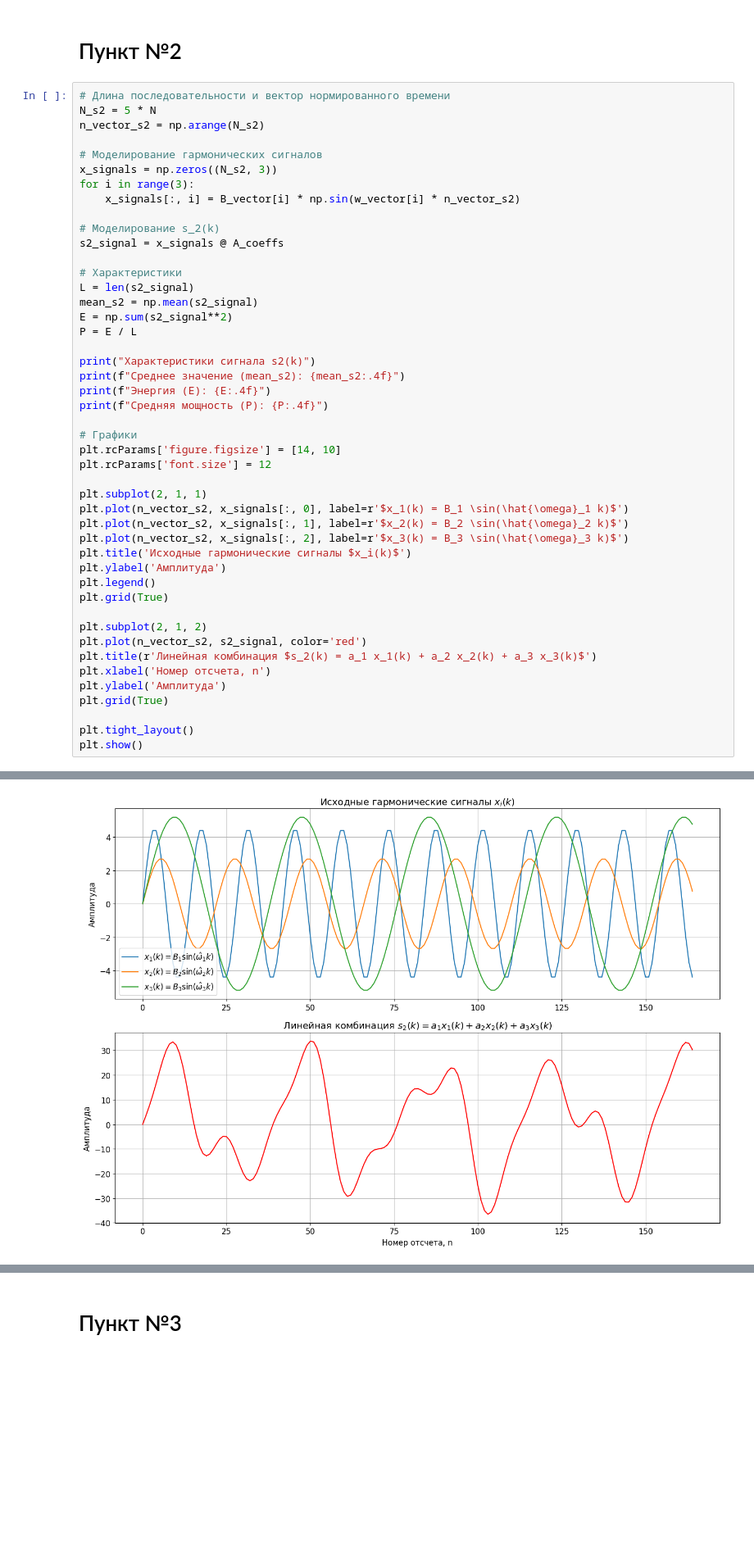
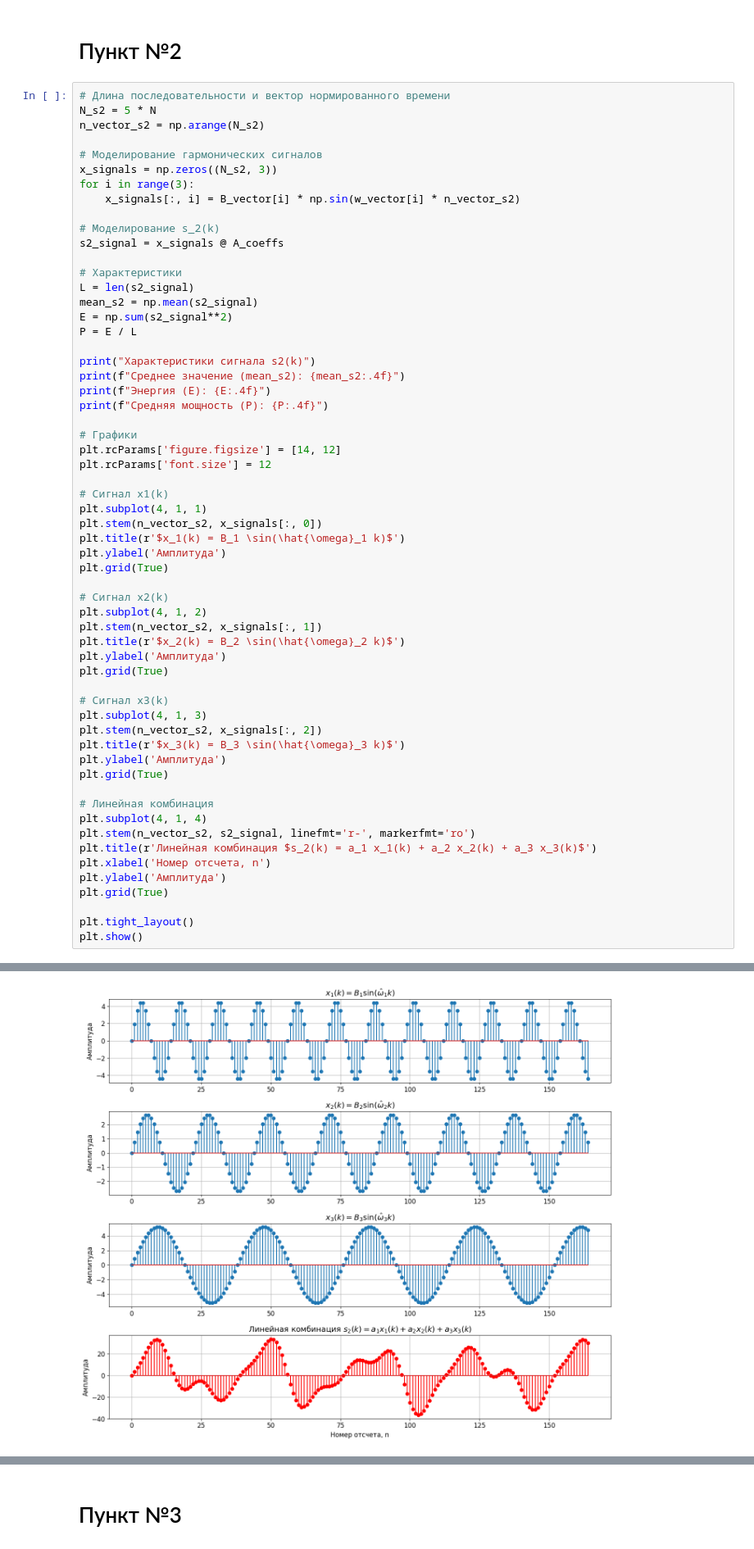
Before and after one commit to the-mvi/dsp-2025, a Jupyter notebook: 2383_Borisov_IV_Syzdykov_NK/lab2.ipynb, the cells around one changed output, grey strips where cells are left out. Shown at 82% size. Cells and saved outputs as stored; diff of their text form; blank space fills up the shorter version.

```diff
--- a/2383_Borisov_IV_Syzdykov_NK/lab2.ipynb
+++ b/2383_Borisov_IV_Syzdykov_NK/lab2.ipynb
@@ -177,43 +177,56 @@ s2_signal = x_signals @ A_coeffs
 
 # Характеристики
 L = len(s2_signal)
 mean_s2 = np.mean(s2_signal)
 E = np.sum(s2_signal**2)
 P = E / L
 
 print("Характеристики сигнала s2(k)")
 print(f"Среднее значение (mean_s2): {mean_s2:.4f}")
 print(f"Энергия (E): {E:.4f}")
 print(f"Средняя мощность (P): {P:.4f}")
 
 # Графики
-plt.rcParams['figure.figsize'] = [14, 10]
+plt.rcParams['figure.figsize'] = [14, 12]
 plt.rcParams['font.size'] = 12
 
-plt.subplot(2, 1, 1)
-plt.plot(n_vector_s2, x_signals[:, 0], label=r'$x_1(k) = B_1 \sin(\hat{\omega}_1 k)$')
-plt.plot(n_vector_s2, x_signals[:, 1], label=r'$x_2(k) = B_2 \sin(\hat{\omega}_2 k)$')
-plt.plot(n_vector_s2, x_signals[:, 2], label=r'$x_3(k) = B_3 \sin(\hat{\omega}_3 k)$')
-plt.title('Исходные гармонические сигналы $x_i(k)$')
+# Сигнал x1(k)
+plt.subplot(4, 1, 1)
+plt.stem(n_vector_s2, x_signals[:, 0])
+plt.title(r'$x_1(k) = B_1 \sin(\hat{\omega}_1 k)$')
 plt.ylabel('Амплитуда')
-plt.legend()
 plt.grid(True)
 
-plt.subplot(2, 1, 2)
-plt.plot(n_vector_s2, s2_signal, color='red')
+# Сигнал x2(k)
+plt.subplot(4, 1, 2)
+plt.stem(n_vector_s2, x_signals[:, 1])
+plt.title(r'$x_2(k) = B_2 \sin(\hat{\omega}_2 k)$')
+plt.ylabel('Амплитуда')
+plt.grid(True)
+
+# Сигнал x3(k)
+plt.subplot(4, 1, 3)
+plt.stem(n_vector_s2, x_signals[:, 2])
+plt.title(r'$x_3(k) = B_3 \sin(\hat{\omega}_3 k)$')
+plt.ylabel('Амплитуда')
+plt.grid(True)
+
+# Линейная комбинация
+plt.subplot(4, 1, 4)
+plt.stem(n_vector_s2, s2_signal, linefmt='r-', markerfmt='ro')
 plt.title(r'Линейная комбинация $s_2(k) = a_1 x_1(k) + a_2 x_2(k) + a_3 x_3(k)$')
 plt.xlabel('Номер отсчета, n')
 plt.ylabel('Амплитуда')
 plt.grid(True)
 
 plt.tight_layout()
 plt.show()
 # %% [output]
 Характеристики сигнала s2(k)
 Среднее значение (mean_s2): 1.5678
 Энергия (E): 57255.4667
 Средняя мощность (P): 347.0028
-[figure, old version]
+[figure, new version]
 # %% [markdown]
 # Пояснение
 
```
Also changed, not shown: parts of 1 cell of this notebook.
